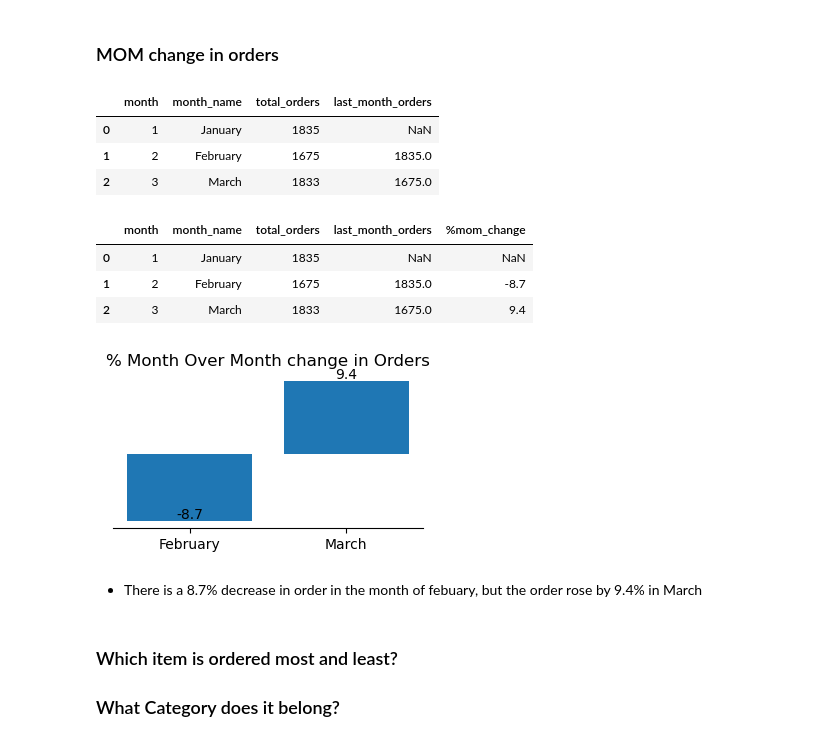
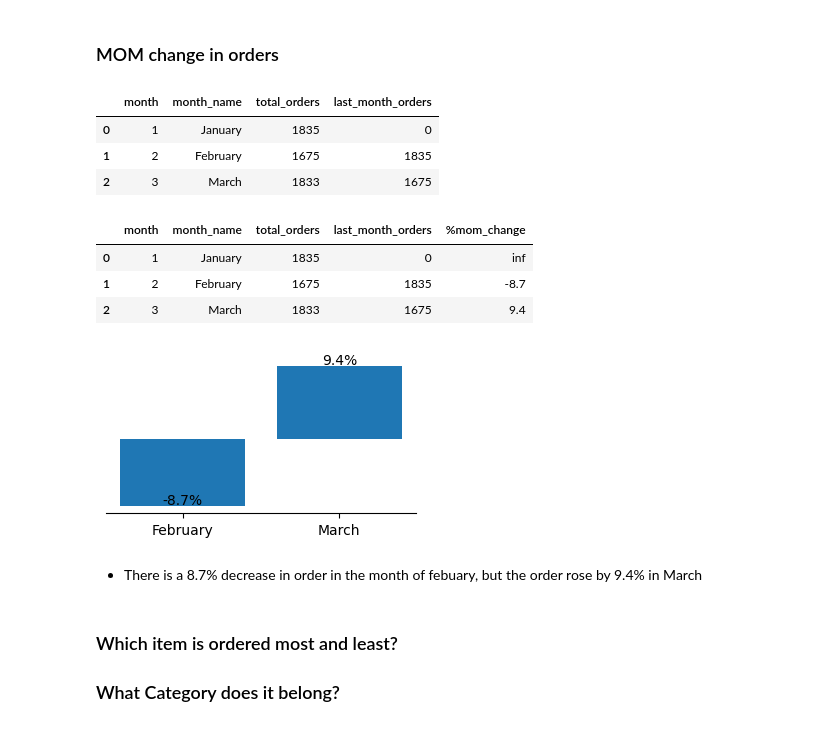
Before and after one commit to valezenwanne/Restaurant-Order-Analysis, a Jupyter notebook: Restaurant Orders Analysis.ipynb, the cells around one changed output. Cells and saved outputs as stored; diff of their text form; code cells hidden in the pictures.

```diff
--- a/Restaurant Orders Analysis.ipynb
+++ b/Restaurant Orders Analysis.ipynb
@@ -388,9 +388,10 @@ month_orders
 | 2 | 3 | March | 1833 |
 # %%
 #plotting the total orders by month
-fig, ax = plt.subplots(figsize=[6,4])
+fig, ax = plt.subplots(figsize=[5,3])
 
-ax.bar(x=month_orders['month_name'], height=month_orders['total_orders'])
+#ax.bar(x=month_orders['month_name'], height=month_orders['total_orders'])
+sns.barplot(x=month_orders['month_name'], y=month_orders['total_orders'])
 
 #remove spines and y-axis
 sns.despine(left=True)
@@ -398,7 +399,7 @@ ax.yaxis.set_visible(False)
 
 #add title
 ax.set_title('Monthly Orders')
-
+ax.set_xlabel('Month')
 for index, value in enumerate(month_orders['total_orders']):
     ax.annotate(value, xy=(index, value+70), va='center', ha='center')
 plt.show()
@@ -410,7 +411,7 @@ plt.show()
 ### MOM change in orders
 # %%
 #create a previous month order column
-prev_mnth =[np.nan]
+prev_mnth =[0]
 
 #create a loop
 x = np.arange(2)
@@ -421,9 +422,9 @@ month_orders['last_month_orders'] = prev_mnth
 month_orders
 # %% [output]
 |  | month | month_name | total_orders | last_month_orders |
-| 0 | 1 | January | 1835 | NaN |
-| 1 | 2 | February | 1675 | 1835.0 |
-| 2 | 3 | March | 1833 | 1675.0 |
+| 0 | 1 | January | 1835 | 0 |
+| 1 | 2 | February | 1675 | 1835 |
+| 2 | 3 | March | 1833 | 1675 |
 # %%
 #creating a MoM Change
 month_orders['%mom_change'] = round((month_orders['total_orders']- month_orders['last_month_orders'])
@@ -433,29 +434,29 @@ month_orders['%mom_change'] = round((month_orders['total_orders']- month_orders[
 month_orders
 # %% [output]
 |  | month | month_name | total_orders | last_month_orders | %mom_change |
-| 0 | 1 | January | 1835 | NaN | NaN |
-| 1 | 2 | February | 1675 | 1835.0 | -8.7 |
-| 2 | 3 | March | 1833 | 1675.0 | 9.4 |
+| 0 | 1 | January | 1835 | 0 | inf |
+| 1 | 2 | February | 1675 | 1835 | -8.7 |
+| 2 | 3 | March | 1833 | 1675 | 9.4 |
 # %%
 #plotting the total orders by month
 fig, ax = plt.subplots(figsize=[4,2])
 
 ax.bar(x=month_orders['month_name'], height=month_orders['%mom_change'])
 
 #remove spines and y-axis
 sns.despine(left=True)
 ax.yaxis.set_visible(False)
 
 #add title
-ax.set_title('% Month Over Month change in Orders')
+#ax.set_title('% MoM change in Orders')
 
 for index, value in enumerate(month_orders['%mom_change']):
-    ax.annotate(value, xy=(index, value+0.8), va='center', ha='center')
+    ax.annotate(str(value)+'%', xy=(index, value+0.8), va='center', ha='center')
 plt.show()
 # %% [output]
-[figure, old version]
+[figure, new version]
-# %% [markdown]
-- There is a 8.7% decrease in order in the month of febuary, but the order rose by 9.4% in March
+# %% [markdown]
+- There is a 8.7% decrease in order in the month of febuary, but the order rose by 9.4% in March
 # %% [markdown]
 ### Which item is ordered most and least?
 ### What Category does it belong?
```
Also changed, not shown: parts of 48 cells of this notebook.
